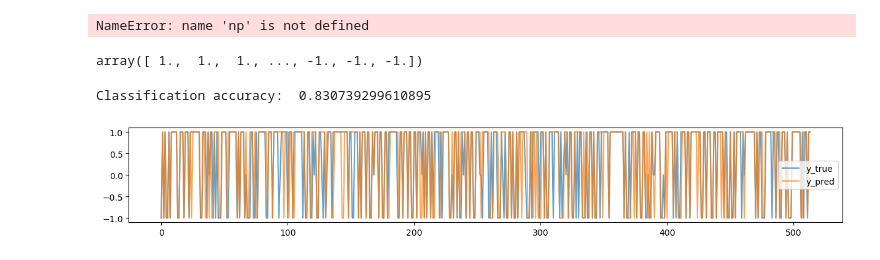
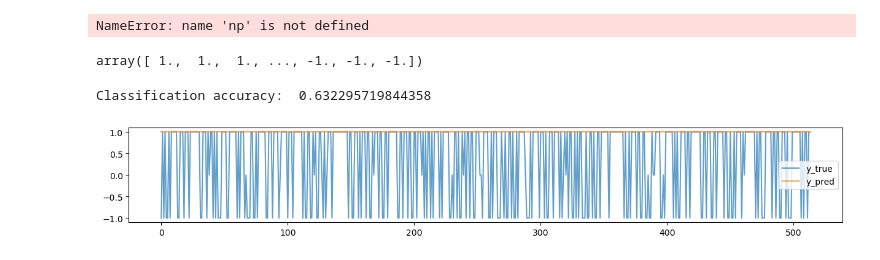
Before and after one commit to meshudn/Knn-trading-model, a Jupyter notebook: knn-support-resistance.ipynb, the cells around one changed output. Cells and saved outputs as stored; diff of their text form; code cells hidden in the pictures.

```diff
--- a/knn-support-resistance.ipynb
+++ b/knn-support-resistance.ipynb
@@ -441,27 +441,27 @@ array([ 1.,  1.,  1., ..., -1., -1., -1.])
 # %%
 import pandas as pd
 from sklearn.neighbors import KNeighborsClassifier
 from sklearn.model_selection import train_test_split
 
 
 df = data
 X, y = get_clean_Xy(df)
 scaler = StandardScaler()
 X_scaled = scaler.fit_transform(X)
-X_train, X_test, y_train, y_test = train_test_split(X, y, test_size=.2, random_state=0)
+X_train, X_test, y_train, y_test = train_test_split(X_scaled, y, test_size=.2, random_state=0)
 
 
 
 clf = KNeighborsClassifier(7)  # Model the output based on 7 "nearest" examples
 clf.fit(X, y)
 
 y_pred = clf.predict(X_test)
 
 _ = pd.DataFrame({'y_true': y_test, 'y_pred': y_pred}).plot(figsize=(15, 2), alpha=.7)
 print('Classification accuracy: ', np.mean(y_test == y_pred))
 # %% [output]
-Classification accuracy:  0.830739299610895
+Classification accuracy:  0.632295719844358
-[figure, old version]
+[figure, new version]
 # %%
  %%time
 
```
Also changed, not shown: parts of 2 cells of this notebook.
